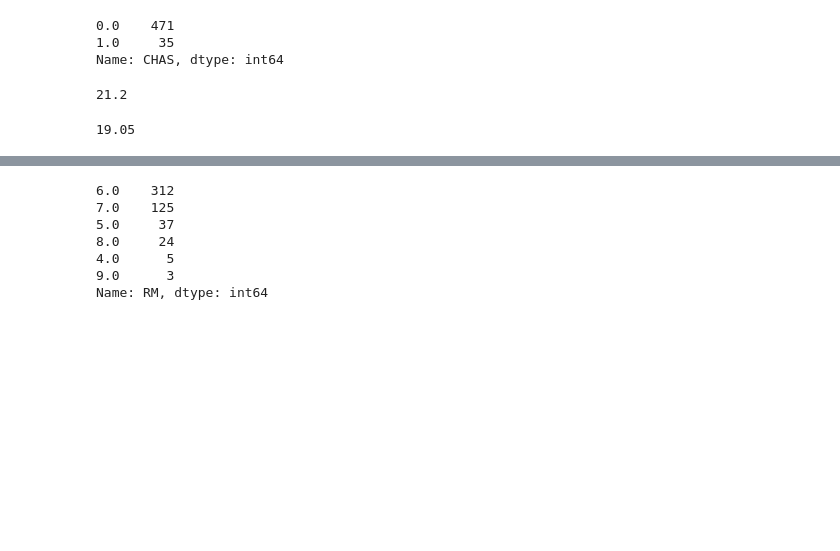
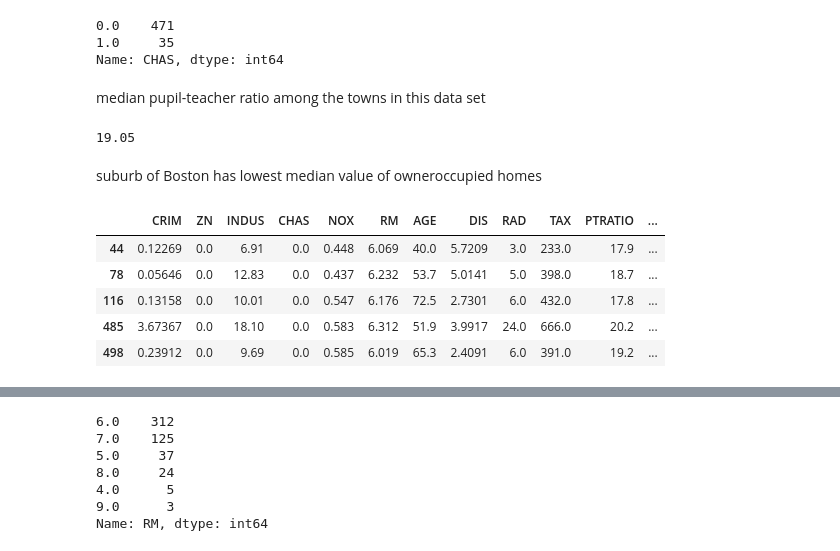
Before and after one commit to mconwa02/statistical_learning, a Jupyter notebook: Boston_Data_Set.ipynb, the cells around one changed output, grey strips where cells are left out. Saved outputs shown, nothing was run; the diff lists cells and outputs as text; code cells hidden in the pictures; blank space fills up the shorter version.

```diff
--- a/Boston_Data_Set.ipynb
+++ b/Boston_Data_Set.ipynb
@@ -136,11 +148,11 @@ df.CHAS.value_counts()
 0.0    471
 1.0     35
 Name: CHAS, dtype: int64
-# %%
-target.median()
-# %% [output]
-21.2
+# %% [markdown]
+median pupil-teacher ratio among the towns in this data set
 # %%
 df.PTRATIO.median()
 # %% [output]
 19.05
+# %% [markdown]
+suburb of Boston has lowest median value of owneroccupied homes
@@ -146,0 +161,9 @@ df.PTRATIO.median()
+# %%
+df2[df2.target==target.median()]
+# %% [output]
+|  | CRIM | ZN | INDUS | CHAS | NOX | RM | AGE | DIS | RAD | TAX | PTRATIO | ... |
+| 44 | 0.12269 | 0.0 | 6.91 | 0.0 | 0.448 | 6.069 | 40.0 | 5.7209 | 3.0 | 233.0 | 17.9 | ... |
+| 78 | 0.05646 | 0.0 | 12.83 | 0.0 | 0.437 | 6.232 | 53.7 | 5.0141 | 5.0 | 398.0 | 18.7 | ... |
+| 116 | 0.13158 | 0.0 | 10.01 | 0.0 | 0.547 | 6.176 | 72.5 | 2.7301 | 6.0 | 432.0 | 17.8 | ... |
+| 485 | 3.67367 | 0.0 | 18.10 | 0.0 | 0.583 | 6.312 | 51.9 | 3.9917 | 24.0 | 666.0 | 20.2 | ... |
+| 498 | 0.23912 | 0.0 | 9.69 | 0.0 | 0.585 | 6.019 | 65.3 | 2.4091 | 6.0 | 391.0 | 19.2 | ... |
```
Also changed, not shown: parts of 14 cells of this notebook.
